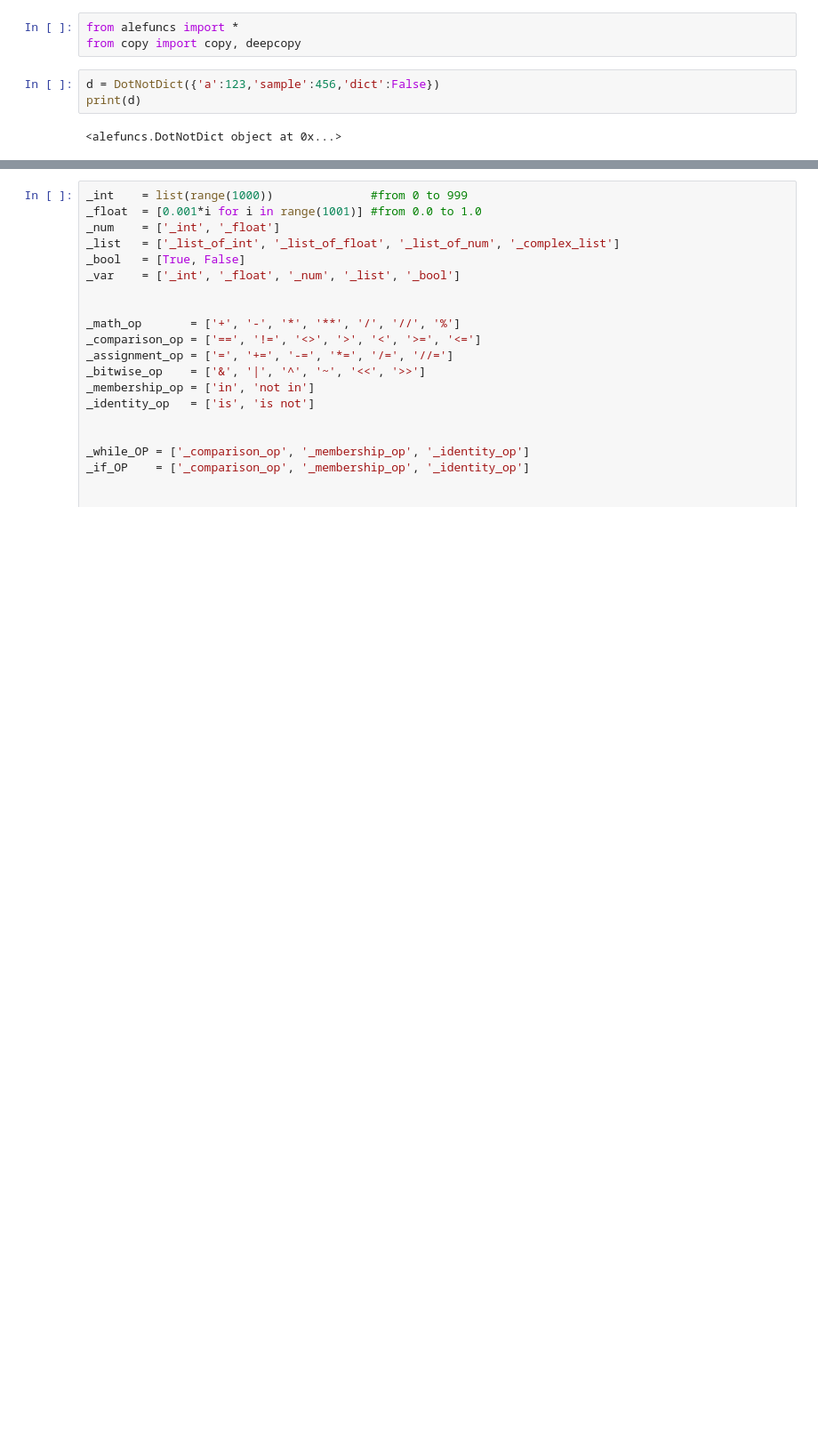
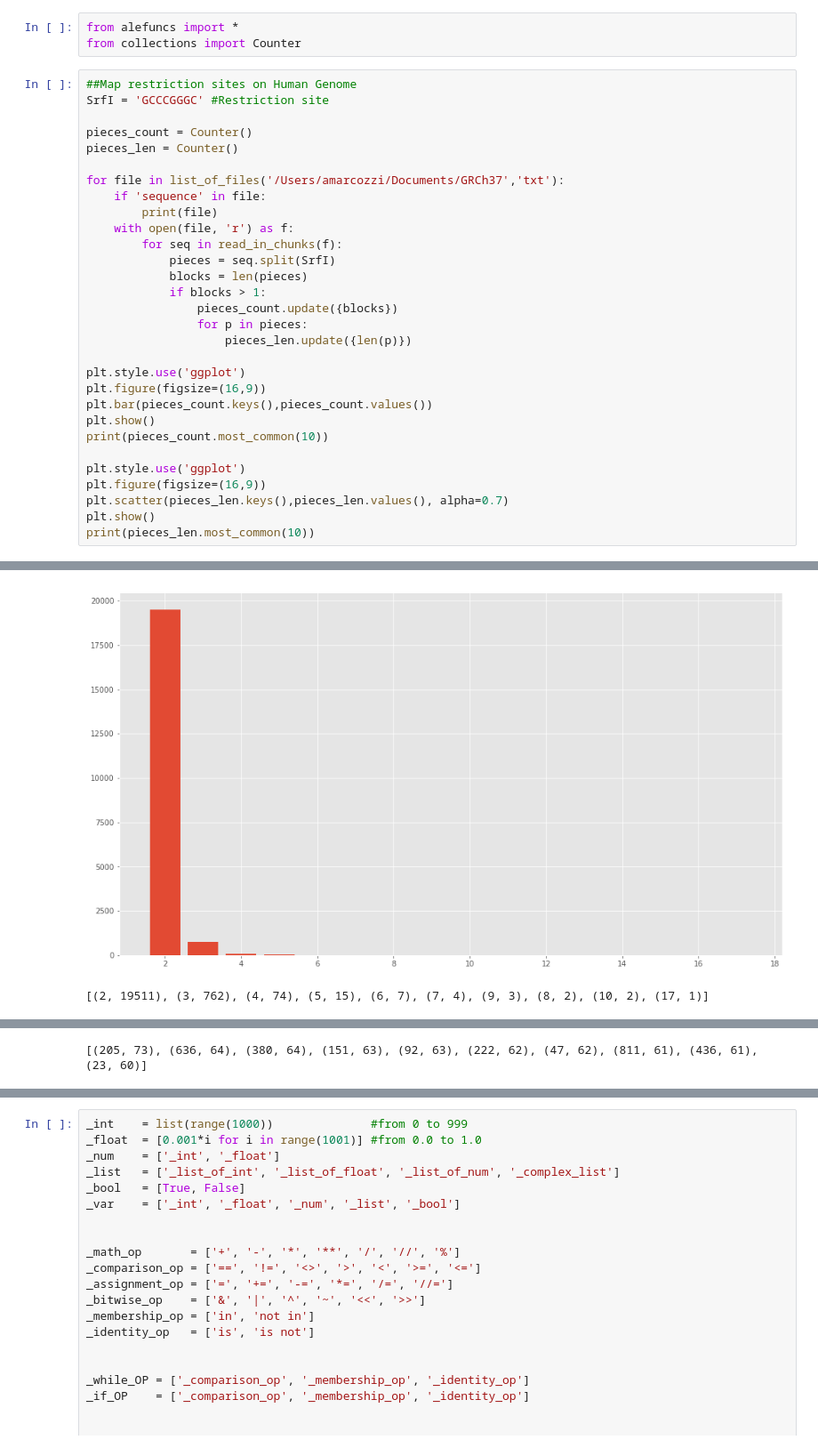
Before and after one commit to 25shmeckles/alefuncs, a Jupyter notebook: sketchbook.ipynb, the cells around one changed output, grey strips where cells are left out. Shown at 89% size. Saved outputs shown, nothing was run; the diff lists cells and outputs as text; blank space fills up the shorter version.

```diff
--- a/sketchbook.ipynb
+++ b/sketchbook.ipynb
@@ -1,8 +1,34 @@
 # %%
 from alefuncs import *
-from copy import copy, deepcopy
+from collections import Counter
-# %%
-d = DotNotDict({'a':123,'sample':456,'dict':False})
-print(d)
-# %% [output]
-<alefuncs.DotNotDict object at 0x...>
+# %%
+##Map restriction sites on Human Genome
+SrfI = 'GCCCGGGC' #Restriction site
+
+pieces_count = Counter()
+pieces_len = Counter()
+
+for file in list_of_files('/Users/amarcozzi/Documents/GRCh37','txt'):
+    if 'sequence' in file:
+        print(file)
+    with open(file, 'r') as f:
+        for seq in read_in_chunks(f):
+            pieces = seq.split(SrfI)
+            blocks = len(pieces)
+            if blocks > 1:
+                pieces_count.update({blocks})
+                for p in pieces:
+                    pieces_len.update({len(p)})
+
+plt.style.use('ggplot')
+plt.figure(figsize=(16,9))
+plt.bar(pieces_count.keys(),pieces_count.values())
+plt.show()
+print(pieces_count.most_common(10))
+
+plt.style.use('ggplot')
+plt.figure(figsize=(16,9))
+plt.scatter(pieces_len.keys(),pieces_len.values(), alpha=0.7)
+plt.show()
+print(pieces_len.most_common(10))
+# %% [output]
@@ -8,0 +52,2 @@ print(d)
+[figure, added]
+[(2, 19511), (3, 762), (4, 74), (5, 15), (6, 7), (7, 4), (9, 3), (8, 2), (10, 2), (17, 1)]
@@ -8,0 +55 @@ print(d)
+[(205, 73), (636, 64), (380, 64), (151, 63), (92, 63), (222, 62), (47, 62), (811, 61), (436, 61), (23, 60)]
```
Also changed, not shown: parts of 15 cells of this notebook, 1 other file.
